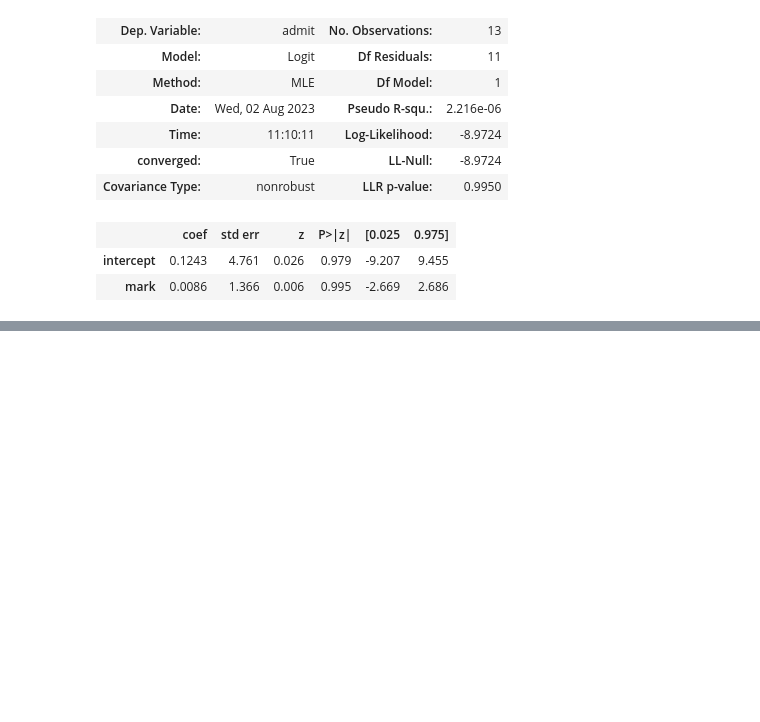
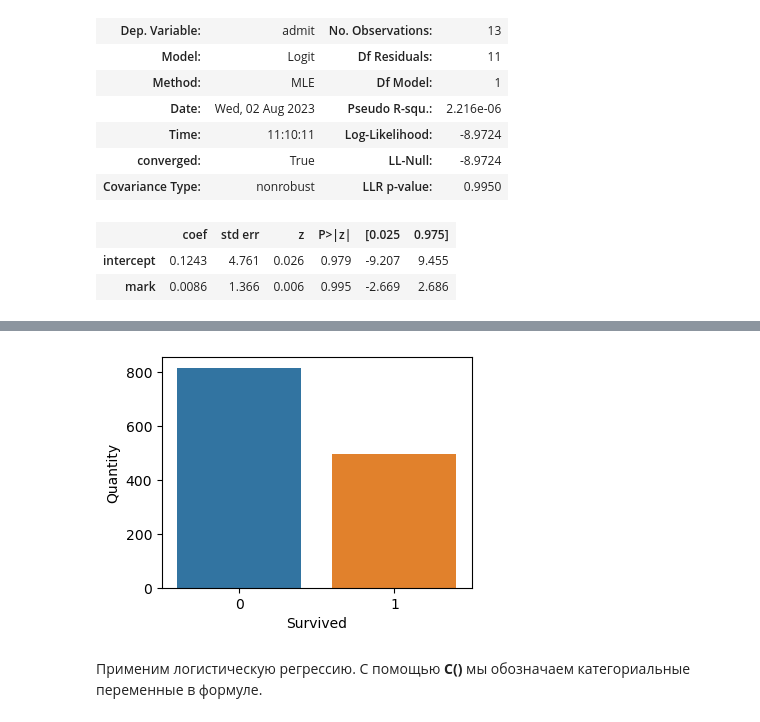
Before and after one commit to maxim-lipatnikov/basics-of-statistics-part-1, a Jupyter notebook: basics_of_statistics_1.ipynb, the cells around one changed output, grey strips where cells are left out. Saved outputs shown, nothing was run; the diff lists cells and outputs as text; code cells hidden in the pictures; blank space fills up the shorter version.

```diff
--- a/basics_of_statistics_1.ipynb
+++ b/basics_of_statistics_1.ipynb
@@ -2703,0 +2868,10 @@ Logit Regression Results
+# %%
+import pandas as pd
+import seaborn as sns
+import matplotlib.pyplot as plt
+import statsmodels.api as sm
+import statsmodels.formula.api as sf
+import numpy as np
+
+titanic = pd.read_csv('data/titanik_full_data.csv', sep = '\t')
+titanic.head()
@@ -2703,0 +2894,10 @@ Logit Regression Results
+# %%
+plt.figure(figsize=(4,3))
+sns.countplot(x = 'Survived', data = titanic)
+plt.xlabel('Survived')
+plt.ylabel('Quantity');
+# plt.title('Судьба пассажиров Титаника')
+# %% [output]
+[figure, added]
+# %% [markdown]
+Применим логистическую регрессию. С помощью **С()** мы обозначаем категориальные переменные в формуле.
```
Also changed, not shown: parts of 59 cells of this notebook, 24 other files.
